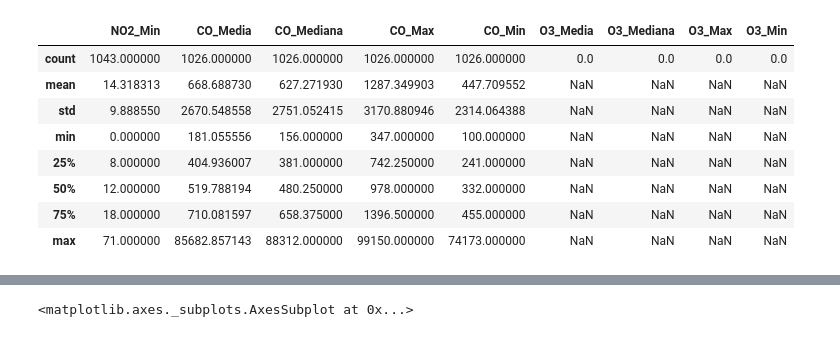
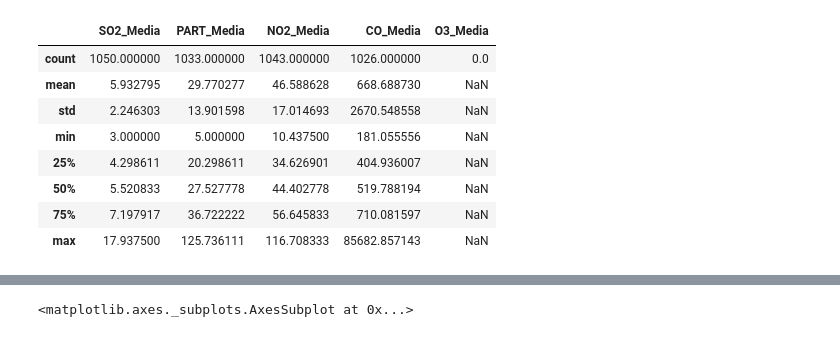
Before and after one commit to leovs21/TFM_Analisis-predictivo-de-la-contaminacion-en-Granada, a Jupyter notebook: Analisis Descriptivo Contaminacion.ipynb, the cells around one changed output, grey strips where cells are left out. Cells and saved outputs as stored; diff of their text form; code cells hidden in the pictures.

```diff
--- a/Analisis Descriptivo Contaminacion.ipynb
+++ b/Analisis Descriptivo Contaminacion.ipynb
@@ -24,14 +24,15 @@ for anio in range(17,20) :
 ## Descripcion de los datos por estacion de medicion.
 # %%
 #df_tablaGN[['SO2_Media','SO2_Mediana','SO2_Max','SO2_Min','PART_Media','PART_Mediana','PART_Max','PART_Min','NO2_Media', 'NO2_Mediana', 'NO2_Max']].describe()
-df_tablaGN[['NO2_Min', 'CO_Media', 'CO_Mediana', 'CO_Max', 'CO_Min', 'O3_Media', 'O3_Mediana', 'O3_Max', 'O3_Min']].describe()
+#df_tablaGN[['NO2_Min', 'CO_Media', 'CO_Mediana', 'CO_Max', 'CO_Min', 'O3_Media', 'O3_Mediana', 'O3_Max', 'O3_Min']].describe()
+df_tablaGN[['SO2_Media', 'PART_Media', 'NO2_Media', 'CO_Media', 'O3_Media']].describe()
 # %% [output]
-|  | NO2_Min | CO_Media | CO_Mediana | CO_Max | CO_Min | O3_Media | O3_Mediana | O3_Max | O3_Min |
-| count | 1043.000000 | 1026.000000 | 1026.000000 | 1026.000000 | 1026.000000 | 0.0 | 0.0 | 0.0 | 0.0 |
-| mean | 14.318313 | 668.688730 | 627.271930 | 1287.349903 | 447.709552 | NaN | NaN | NaN | NaN |
-| std | 9.888550 | 2670.548558 | 2751.052415 | 3170.880946 | 2314.064388 | NaN | NaN | NaN | NaN |
-| min | 0.000000 | 181.055556 | 156.000000 | 347.000000 | 100.000000 | NaN | NaN | NaN | NaN |
-| 25% | 8.000000 | 404.936007 | 381.000000 | 742.250000 | 241.000000 | NaN | NaN | NaN | NaN |
-| 50% | 12.000000 | 519.788194 | 480.250000 | 978.000000 | 332.000000 | NaN | NaN | NaN | NaN |
-| 75% | 18.000000 | 710.081597 | 658.375000 | 1396.500000 | 455.000000 | NaN | NaN | NaN | NaN |
-| max | 71.000000 | 85682.857143 | 88312.000000 | 99150.000000 | 74173.000000 | NaN | NaN | NaN | NaN |
+|  | SO2_Media | PART_Media | NO2_Media | CO_Media | O3_Media |
+| count | 1050.000000 | 1033.000000 | 1043.000000 | 1026.000000 | 0.0 |
+| mean | 5.932795 | 29.770277 | 46.588628 | 668.688730 | NaN |
+| std | 2.246303 | 13.901598 | 17.014693 | 2670.548558 | NaN |
+| min | 3.000000 | 5.000000 | 10.437500 | 181.055556 | NaN |
+| 25% | 4.298611 | 20.298611 | 34.626901 | 404.936007 | NaN |
+| 50% | 5.520833 | 27.527778 | 44.402778 | 519.788194 | NaN |
+| 75% | 7.197917 | 36.722222 | 56.645833 | 710.081597 | NaN |
+| max | 17.937500 | 125.736111 | 116.708333 | 85682.857143 | NaN |
```
Also changed, not shown: parts of 14 cells of this notebook.
